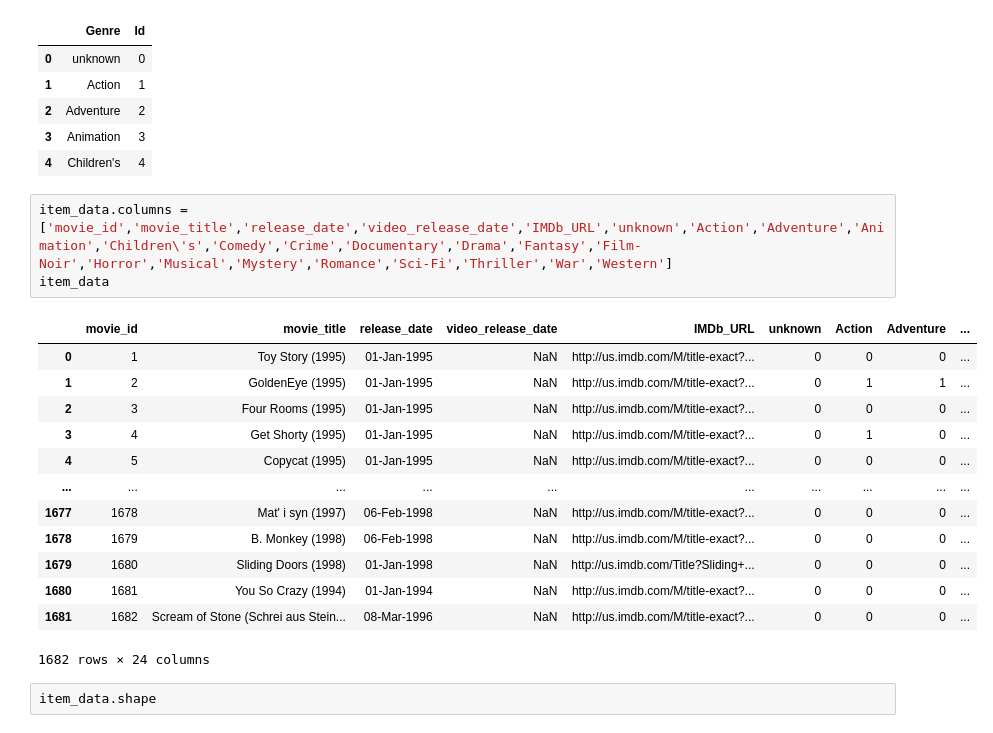
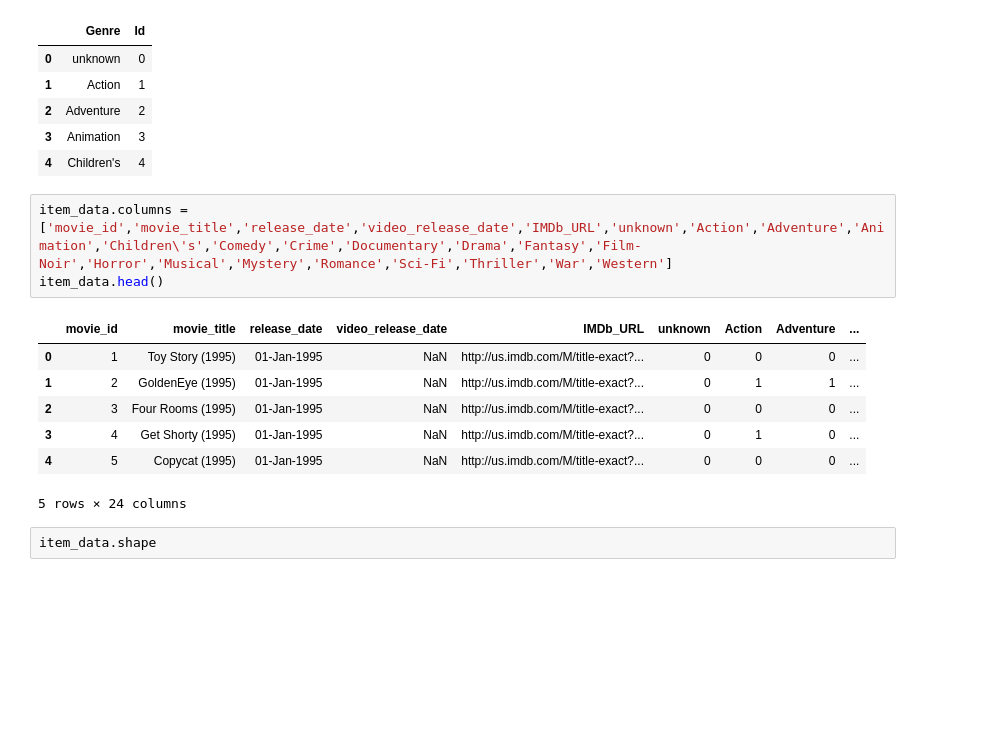
Before and after one commit to rsharm18/DSC478_final_Project, a Jupyter notebook: final_project_final.ipynb, the cells around one changed output. Cells and saved outputs as stored; diff of their text form; blank space fills up the shorter version.

```diff
--- a/final_project_final.ipynb
+++ b/final_project_final.ipynb
@@ -62,21 +62,15 @@ genre_data.head()
 | 4 | Children's | 4 |
 # %%
 item_data.columns = ['movie_id','movie_title','release_date','video_release_date','IMDb_URL','unknown','Action','Adventure','Animation','Children\'s','Comedy','Crime','Documentary','Drama','Fantasy','Film-Noir','Horror','Musical','Mystery','Romance','Sci-Fi','Thriller','War','Western']
-item_data
+item_data.head()
 # %% [output]
 |  | movie_id | movie_title | release_date | video_release_date | IMDb_URL | unknown | Action | Adventure | ... |
 | 0 | 1 | Toy Story (1995) | 01-Jan-1995 | NaN | http://us.imdb.com/M/title-exact?... | 0 | 0 | 0 | ... |
 | 1 | 2 | GoldenEye (1995) | 01-Jan-1995 | NaN | http://us.imdb.com/M/title-exact?... | 0 | 1 | 1 | ... |
 | 2 | 3 | Four Rooms (1995) | 01-Jan-1995 | NaN | http://us.imdb.com/M/title-exact?... | 0 | 0 | 0 | ... |
 | 3 | 4 | Get Shorty (1995) | 01-Jan-1995 | NaN | http://us.imdb.com/M/title-exact?... | 0 | 1 | 0 | ... |
 | 4 | 5 | Copycat (1995) | 01-Jan-1995 | NaN | http://us.imdb.com/M/title-exact?... | 0 | 0 | 0 | ... |
-| ... | ... | ... | ... | ... | ... | ... | ... | ... | ... |
-| 1677 | 1678 | Mat' i syn (1997) | 06-Feb-1998 | NaN | http://us.imdb.com/M/title-exact?... | 0 | 0 | 0 | ... |
-| 1678 | 1679 | B. Monkey (1998) | 06-Feb-1998 | NaN | http://us.imdb.com/M/title-exact?... | 0 | 0 | 0 | ... |
-| 1679 | 1680 | Sliding Doors (1998) | 01-Jan-1998 | NaN | http://us.imdb.com/Title?Sliding+... | 0 | 0 | 0 | ... |
-| 1680 | 1681 | You So Crazy (1994) | 01-Jan-1994 | NaN | http://us.imdb.com/M/title-exact?... | 0 | 0 | 0 | ... |
-| 1681 | 1682 | Scream of Stone (Schrei aus Stein... | 08-Mar-1996 | NaN | http://us.imdb.com/M/title-exact?... | 0 | 0 | 0 | ... |
-1682 rows × 24 columns
+5 rows × 24 columns
 # %%
 item_data.shape
 # %% [output]
```
Also changed, not shown: parts of 3 cells of this notebook.
